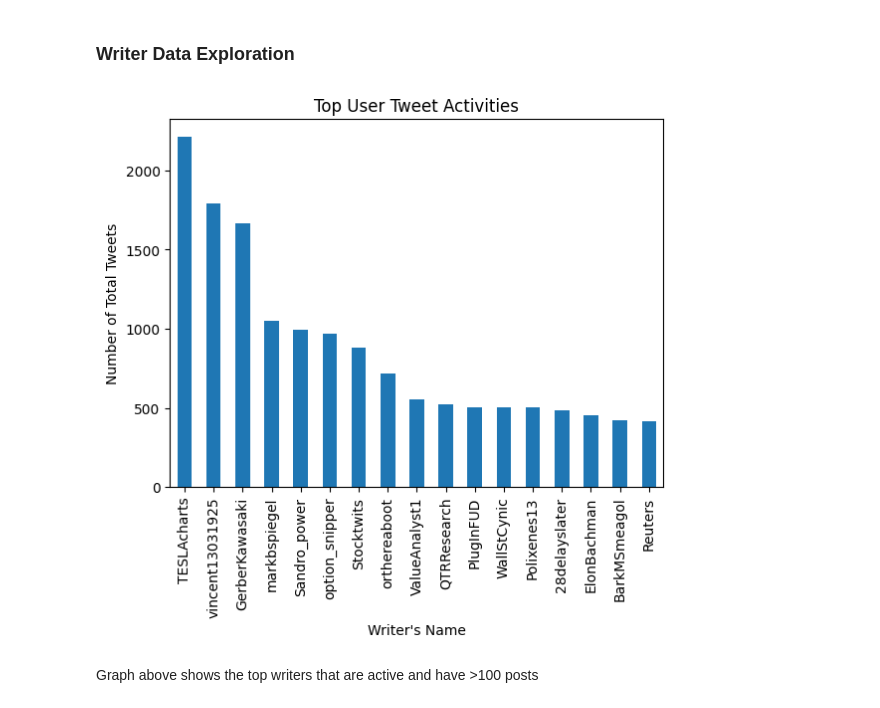
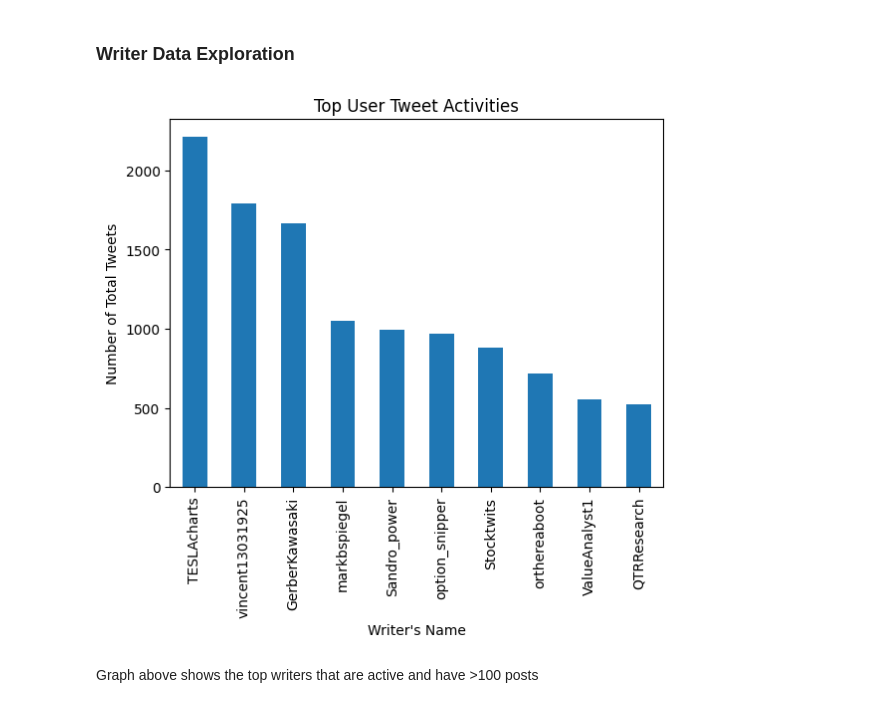
Before and after one commit to erictan23/TwitterIR, a Jupyter notebook: SentimentalAnalysis.ipynb, the cells around one changed output. Saved outputs shown, nothing was run; the diff lists cells and outputs as text; code cells hidden in the pictures.

```diff
--- a/SentimentalAnalysis.ipynb
+++ b/SentimentalAnalysis.ipynb
@@ -343,16 +348,16 @@ Name: writer, dtype: object
 ### Writer Data Exploration
 # %%
 
-counts = filterTweets["writer"].value_counts()
-countsFilter = counts[counts > 400]
+counts = filterTweets["writer"].value_counts(ascending= False)
+countsFilter = counts[:10]
 countsFilter.plot(kind="bar")
 
 plt.title("Top User Tweet Activities")
 plt.ylabel("Number of Total Tweets")
 plt.xlabel("Writer's Name")
 plt.show()
 # %% [output]
-[figure, old version]
+[figure, new version]
 # %% [markdown]
 Graph above shows the top writers that are active and have >100 posts
 # %%
```
Also changed, not shown: parts of 20 cells of this notebook.
